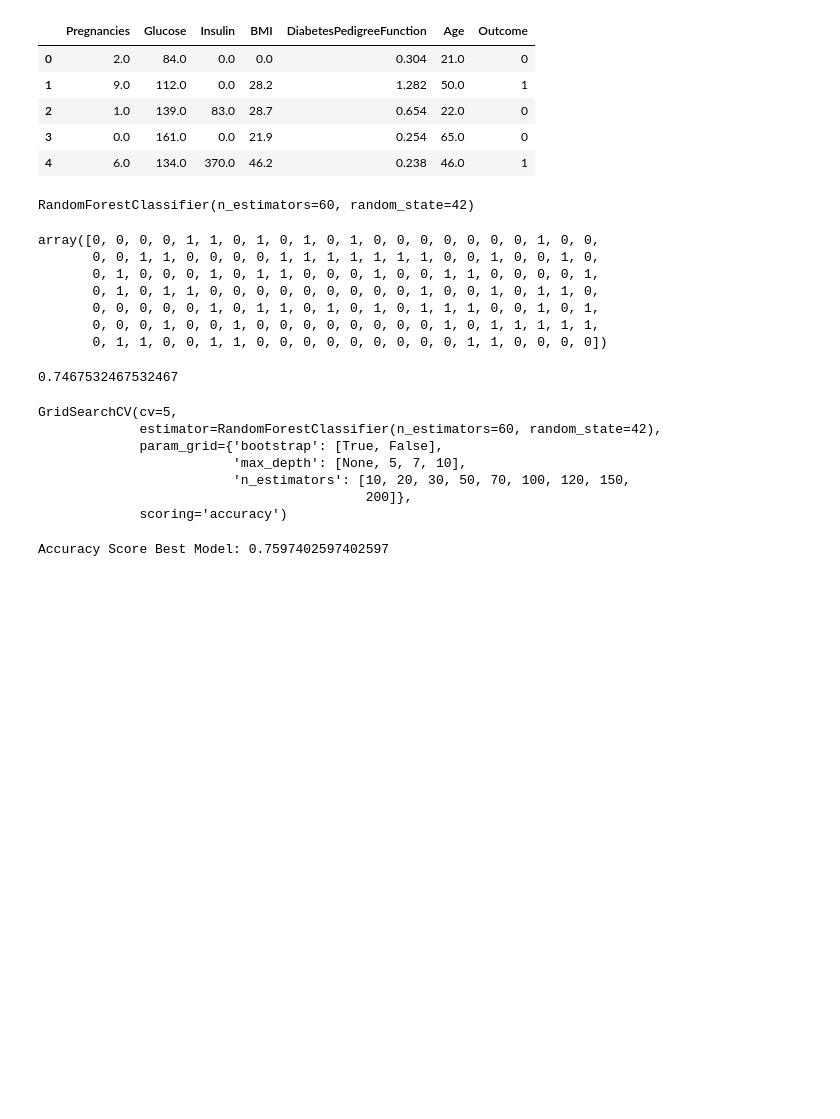
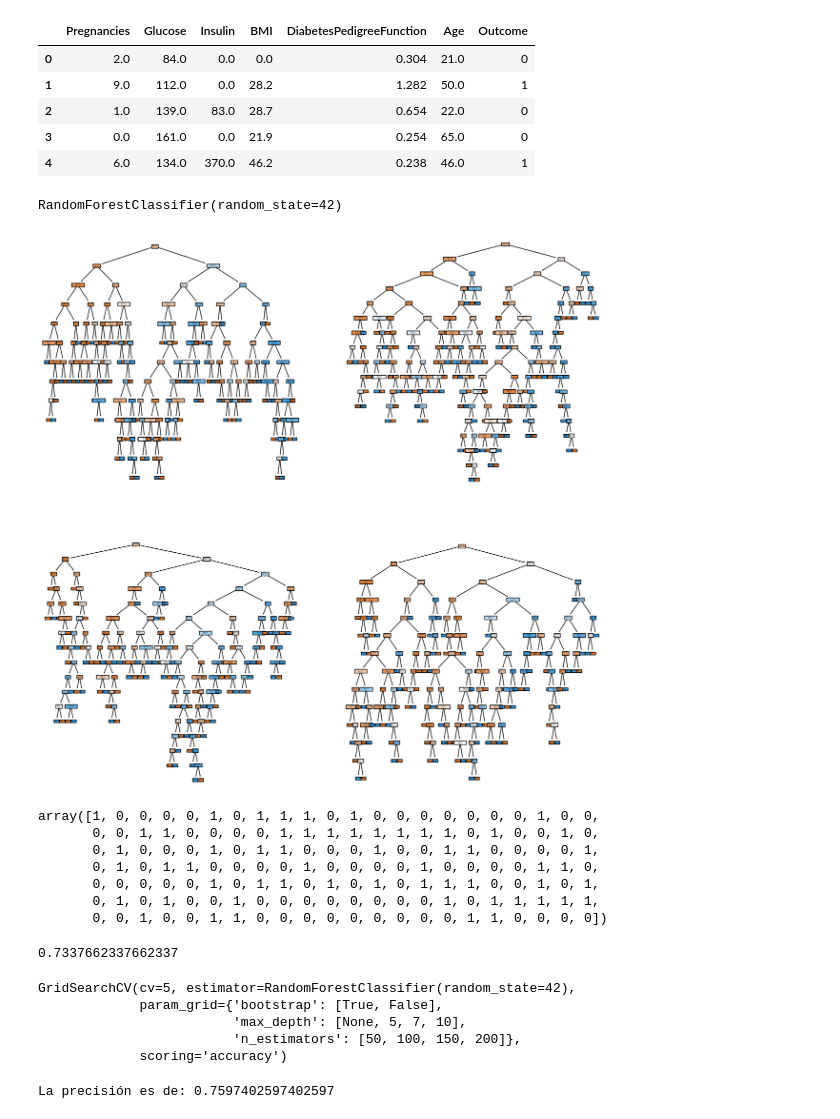
Before and after one commit to diegomacaya/random_forest, a Jupyter notebook: src/explore.ipynb, the cells around one changed output. Cells and saved outputs as stored; diff of their text form; code cells hidden in the pictures; blank space fills up the shorter version.

```diff
--- a/src/explore.ipynb
+++ b/src/explore.ipynb
@@ -20,58 +20,72 @@ y_train = train_data["Outcome"]
 X_test = test_data.drop(["Outcome"], axis = 1)
 y_test = test_data["Outcome"]
 # %%
+#dado que es un problema de clasificacion se selecciona en randomforestclassifier, porque lo que queremos predecir es si la persona tiene diabetes o no
+
 from sklearn.ensemble import RandomForestClassifier
 
-model = RandomForestClassifier(n_estimators = 60, random_state = 42)
+model = RandomForestClassifier(random_state = 42)
 model.fit(X_train, y_train)
 # %% [output]
-RandomForestClassifier(n_estimators=60, random_state=42)
+RandomForestClassifier(random_state=42)
+# %%
+import matplotlib.pyplot as plt
+from sklearn import tree
+
+fig, axis = plt.subplots(2, 2, figsize = (15, 15))
+
+# We show the first 4 trees out of the 100 generated (default)
+tree.plot_tree(model.estimators_[0], ax = axis[0, 0], feature_names = list(X_train.columns), class_names = ["0", "1", "2"], filled = True)
+tree.plot_tree(model.estimators_[1], ax = axis[0, 1], feature_names = list(X_train.columns), class_names = ["0", "1", "2"], filled = True)
+tree.plot_tree(model.estimators_[2], ax = axis[1, 0], feature_names = list(X_train.columns), class_names = ["0", "1", "2"], filled = True)
+tree.plot_tree(model.estimators_[3], ax = axis[1, 1], feature_names = list(X_train.columns), class_names = ["0", "1", "2"], filled = True)
+
+plt.show()
+# %% [output]
+[figure, added]
 # %%
 y_pred = model.predict(X_test)
 y_pred
 # %% [output]
-array([0, 0, 0, 0, 1, 1, 0, 1, 0, 1, 0, 1, 0, 0, 0, 0, 0, 0, 0, 1, 0, 0,
-       0, 0, 1, 1, 0, 0, 0, 0, 1, 1, 1, 1, 1, 1, 1, 0, 0, 1, 0, 0, 1, 0,
+array([1, 0, 0, 0, 0, 1, 0, 1, 1, 1, 0, 1, 0, 0, 0, 0, 0, 0, 0, 1, 0, 0,
+       0, 0, 1, 1, 0, 0, 0, 0, 1, 1, 1, 1, 1, 1, 1, 1, 0, 1, 0, 0, 1, 0,
        0, 1, 0, 0, 0, 1, 0, 1, 1, 0, 0, 0, 1, 0, 0, 1, 1, 0, 0, 0, 0, 1,
-       0, 1, 0, 1, 1, 0, 0, 0, 0, 0, 0, 0, 0, 0, 1, 0, 0, 1, 0, 1, 1, 0,
+       0, 1, 0, 1, 1, 0, 0, 0, 0, 1, 0, 0, 0, 0, 1, 0, 0, 0, 0, 1, 1, 0,
        0, 0, 0, 0, 0, 1, 0, 1, 1, 0, 1, 0, 1, 0, 1, 1, 1, 0, 0, 1, 0, 1,
-       0, 0, 0, 1, 0, 0, 1, 0, 0, 0, 0, 0, 0, 0, 0, 1, 0, 1, 1, 1, 1, 1,
-       0, 1, 1, 0, 0, 1, 1, 0, 0, 0, 0, 0, 0, 0, 0, 0, 1, 1, 0, 0, 0, 0])
+       0, 1, 0, 1, 0, 0, 1, 0, 0, 0, 0, 0, 0, 0, 0, 1, 0, 1, 1, 1, 1, 1,
+       0, 0, 1, 0, 0, 1, 1, 0, 0, 0, 0, 0, 0, 0, 0, 0, 1, 1, 0, 0, 0, 0])
 # %%
 from sklearn.metrics import accuracy_score
 
 accuracy_score(y_test, y_pred)
 # %% [output]
-0.7467532467532467
+0.7337662337662337
 # %%
 from sklearn.model_selection import GridSearchCV
-
+#la grilla es un diccionario {} que contiene los hiperparámetros a optimizar
 grid = {
-    'n_estimators' : [10,20,30,50,70,100,120,150,200],
-    'bootstrap' : [True,False],
-    'max_depth' : [None,5,7,10],
+    'n_estimators' : [50,100,150,200], #cantidad de arboles por cada modelo
+    'bootstrap' : [True,False], #se hace el muestreo con o sin remmplazo
+    'max_depth' : [None,5,7,10], #que tan grandes son los áreboles
 
 }
-
+#resultados de grilla, para que mejore a través del parametro de accuracy
 grid_result = GridSearchCV(model,grid,scoring='accuracy',cv=5)
-
 grid_result.fit(X_train,y_train)
 # %% [output]
-GridSearchCV(cv=5,
-             estimator=RandomForestClassifier(n_estimators=60, random_state=42),
+GridSearchCV(cv=5, estimator=RandomForestClassifier(random_state=42),
              param_grid={'bootstrap': [True, False],
                          'max_depth': [None, 5, 7, 10],
-                         'n_estimators': [10, 20, 30, 50, 70, 100, 120, 150,
-                                          200]},
+                         'n_estimators': [50, 100, 150, 200]},
              scoring='accuracy')
 # %%
 best_model = grid_result.best_estimator_
 
 y_best_pred = best_model.predict(X_test)
 # %%
-print (f'Accuracy Score Best Model: {accuracy_score(y_best_pred,y_test)}')
+print (f'La precisión es de: {accuracy_score(y_best_pred,y_test)}')
 # %% [output]
-Accuracy Score Best Model: 0.7597402597402597
+La precisión es de: 0.7597402597402597
 # %%
 from pickle import dump
 
```
Also changed, not shown: parts of 1 cell of this notebook, 2 other files.
